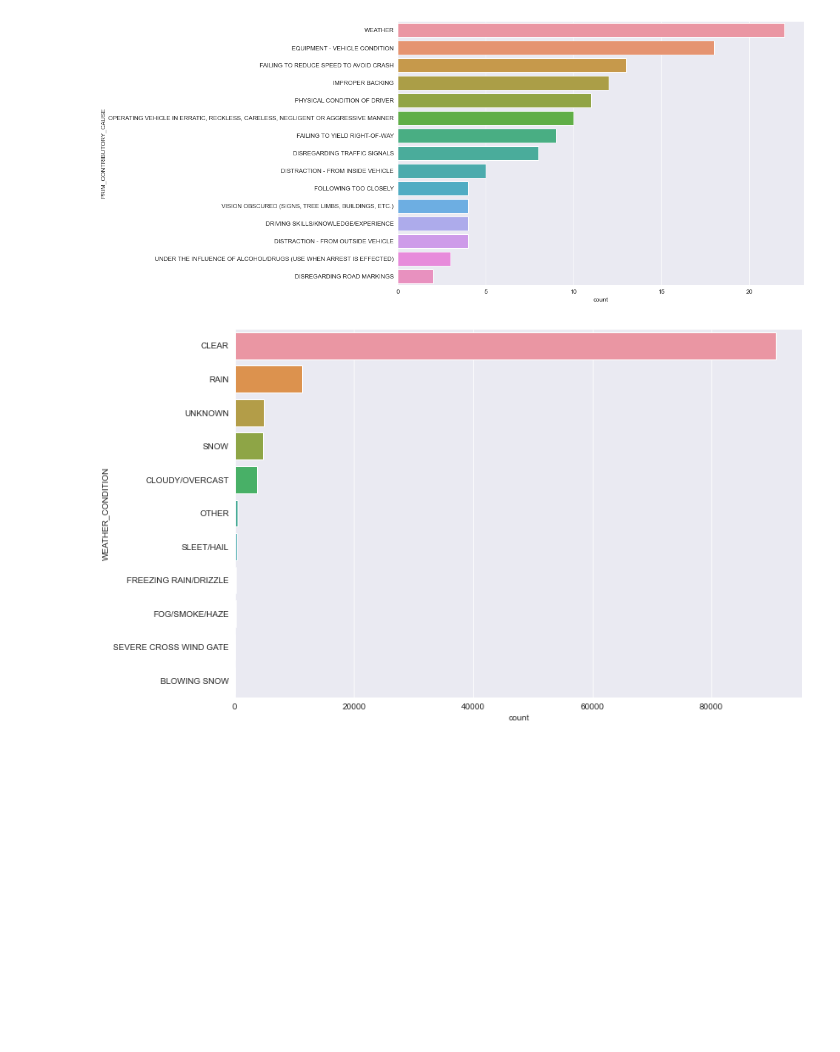
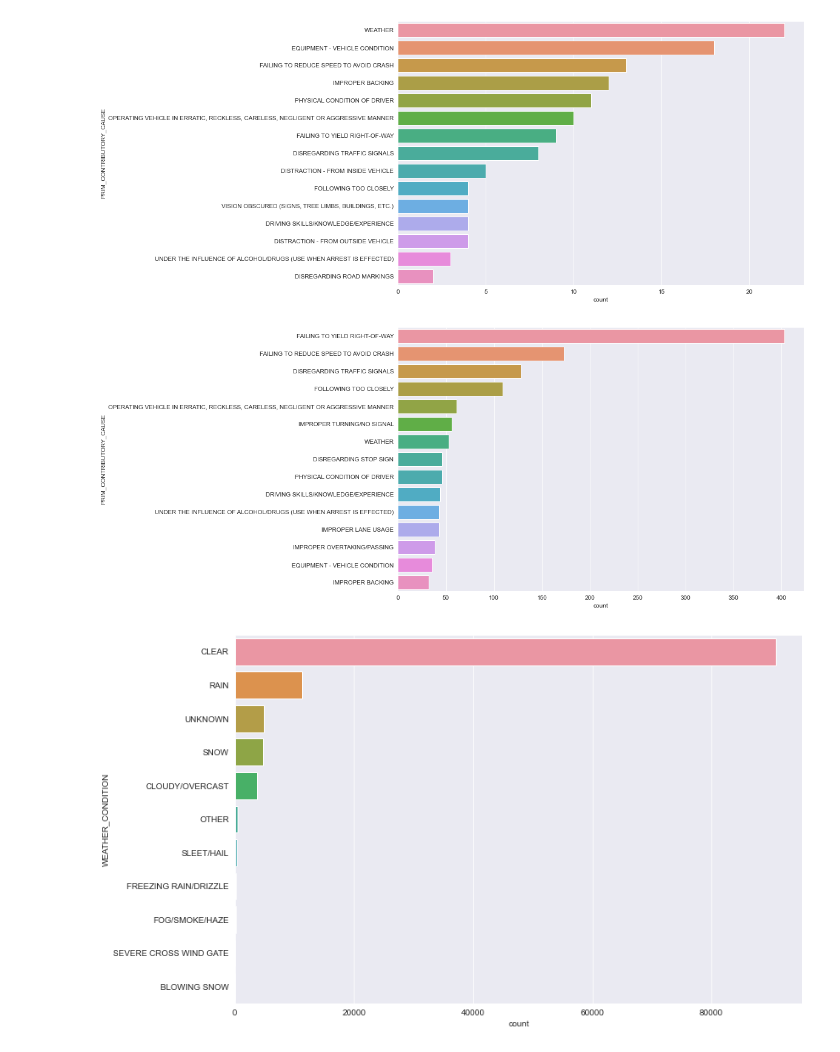
Before and after one commit to deepthiab/CarCrashes-Chicago, a Jupyter notebook: Deepthi/EDA.ipynb, the cells around one changed output. Cells and saved outputs as stored; diff of their text form; code cells hidden in the pictures; blank space fills up the shorter version.

```diff
--- a/Deepthi/EDA.ipynb
+++ b/Deepthi/EDA.ipynb
@@ -219,6 +214,10 @@ cntplot_sorted_value_h('PRIM_CONTRIBUTORY_CAUSE', known_cause)
 cntplot_sorted_value_h('PRIM_CONTRIBUTORY_CAUSE', known_cause[known_cause['INJURIES_FATAL']!=0])
 # %% [output]
 [figure]
+# %%
+cntplot_sorted_value_h('PRIM_CONTRIBUTORY_CAUSE', known_cause[known_cause['INJURIES_INCAPACITATING']!=0])
+# %% [output]
+[figure, added]
 # %%
 cntplot_sorted_value_h('WEATHER_CONDITION' , df_19)
 # %% [output]
```
Also changed, not shown: parts of 27 cells of this notebook, 2 other files.
